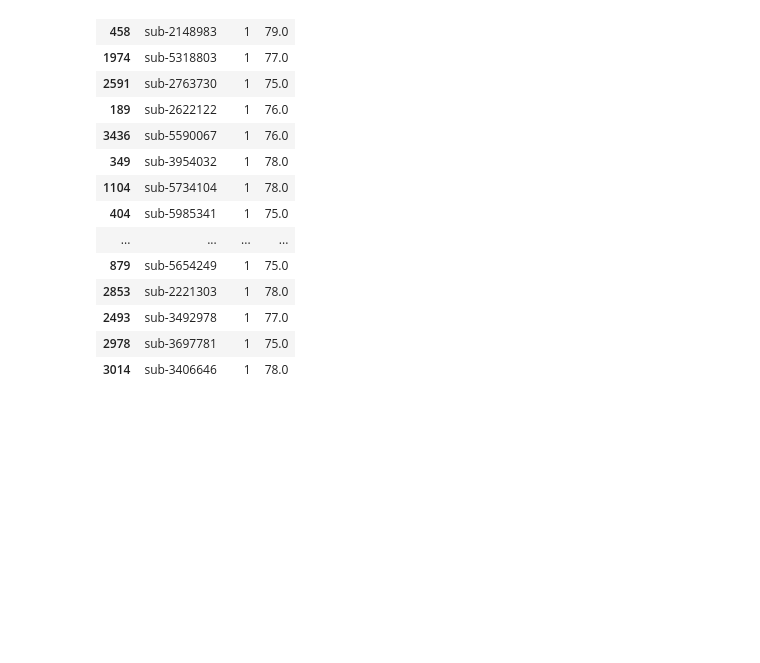
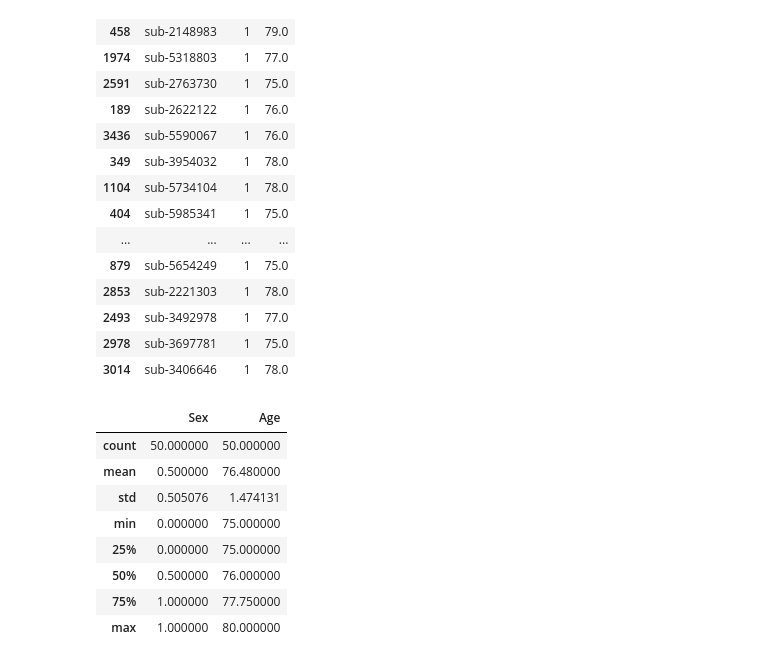
Before and after one commit to neurospin-projects/2024_adufournet_sulcus_genetics, a Jupyter notebook: notebooks/UKB/subChoiceAnnot.ipynb, the cells around one changed output. Cells and saved outputs as stored; diff of their text form; code cells hidden in the pictures; blank space fills up the shorter version.

```diff
--- a/notebooks/UKB/subChoiceAnnot.ipynb
+++ b/notebooks/UKB/subChoiceAnnot.ipynb
@@ -187,5 +187,17 @@ df_subjects = (firstDecile[firstDecile["Sex"]==0].sample(n=25, random_state=seed
 df_subjects = pd.concat([df_subjects, firstDecile[firstDecile["Sex"]==1].sample(n=25, random_state=seed)])
 df_subjects = pd.concat([df_subjects,lastDecile[lastDecile["Sex"]==0].sample(n=25, random_state=seed)])
 df_subjects = pd.concat([df_subjects,lastDecile[lastDecile["Sex"]==1].sample(n=25, random_state=seed)])
+# %%
+df_subjects[(df_subjects["Age"]>60)].describe()
+# %% [output]
+|  | Sex | Age |
+| count | 50.000000 | 50.000000 |
+| mean | 0.500000 | 76.480000 |
+| std | 0.505076 | 1.474131 |
+| min | 0.000000 | 75.000000 |
+| 25% | 0.000000 | 75.000000 |
+| 50% | 0.500000 | 76.000000 |
+| 75% | 1.000000 | 77.750000 |
+| max | 1.000000 | 80.000000 |
 # %%
 df_subjects.to_csv('/neurospin/dico/data/deep_folding/current/datasets/UkBioBank40/PCS_annotation/100_SEX_AGE_strat.csv', index=False)
```
Also changed, not shown: parts of 1 cell of this notebook.
